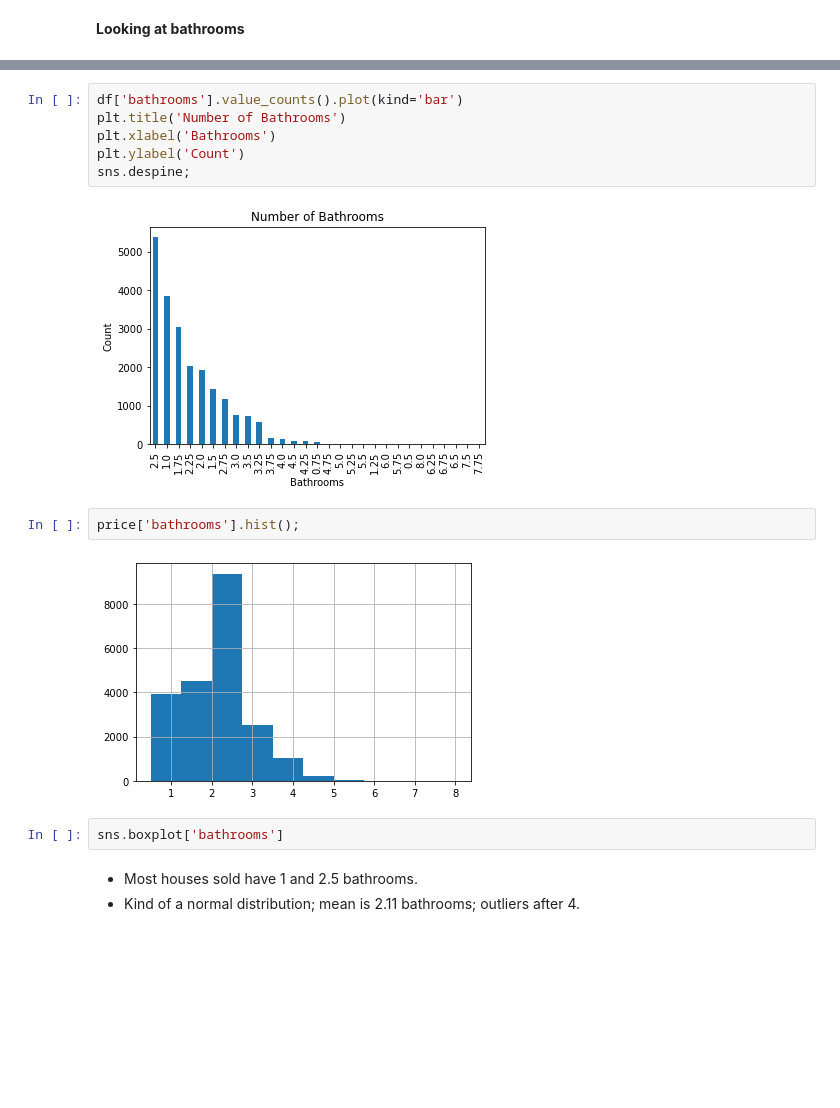
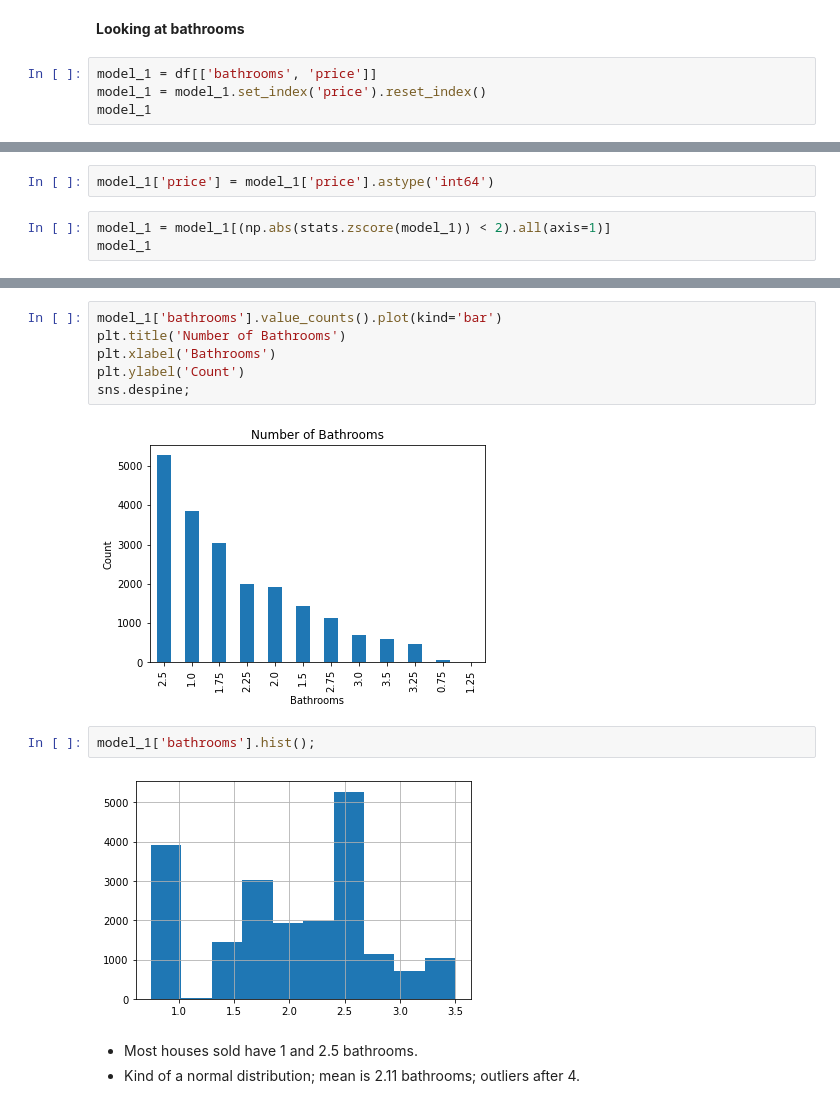
Before and after one commit to letruong711/Seattle-Area-Housing-Analysis, a Jupyter notebook: Starting Analysis.ipynb, the cells around one changed output, grey strips where cells are left out. Saved outputs shown, nothing was run; the diff lists cells and outputs as text; blank space fills up the shorter version.

```diff
--- a/Starting Analysis.ipynb
+++ b/Starting Analysis.ipynb
@@ -350,3 +353,7 @@ sns.pairplot(price)
 [figure]
 # %% [markdown]
 **Looking at bathrooms**
+# %%
+model_1 = df[['bathrooms', 'price']]
+model_1 = model_1.set_index('price').reset_index()
+model_1
@@ -352,0 +374,5 @@ sns.pairplot(price)
+# %%
+model_1['price'] = model_1['price'].astype('int64')
+# %%
+model_1 = model_1[(np.abs(stats.zscore(model_1)) < 2).all(axis=1)]
+model_1
@@ -353,17 +405,15 @@ sns.pairplot(price)
 # %%
-df['bathrooms'].value_counts().plot(kind='bar')
+model_1['bathrooms'].value_counts().plot(kind='bar')
 plt.title('Number of Bathrooms')
 plt.xlabel('Bathrooms')
 plt.ylabel('Count')
 sns.despine;
 # %% [output]
-[figure, old version]
+[figure, new version]
 # %%
-price['bathrooms'].hist();
+model_1['bathrooms'].hist();
 # %% [output]
-[figure, old version]
+[figure, new version]
-# %%
-sns.boxplot['bathrooms']
 # %% [markdown]
 - Most houses sold have 1 and 2.5 bathrooms.
 - Kind of a normal distribution; mean is 2.11 bathrooms; outliers after 4.
```
Also changed, not shown: parts of 71 cells of this notebook.
